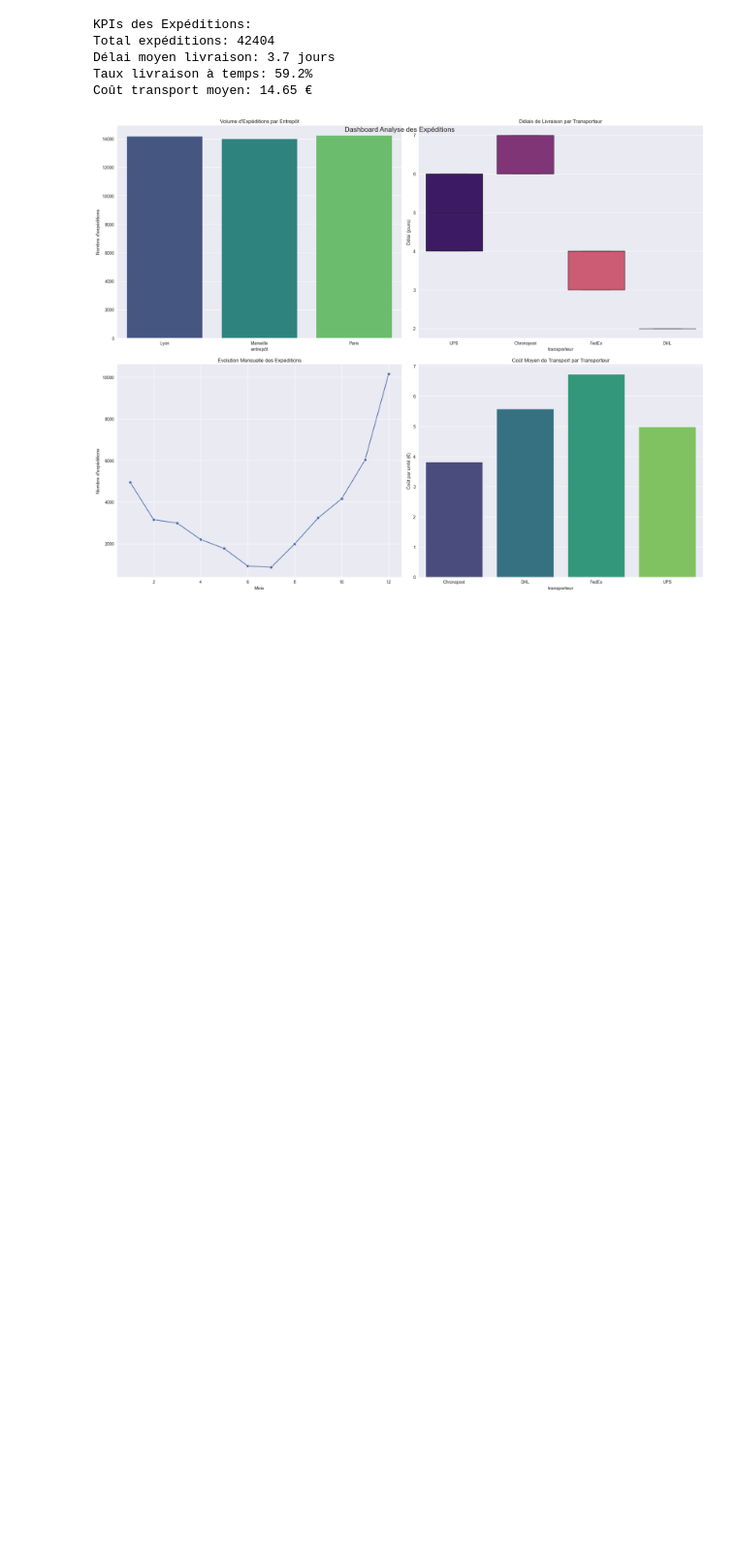
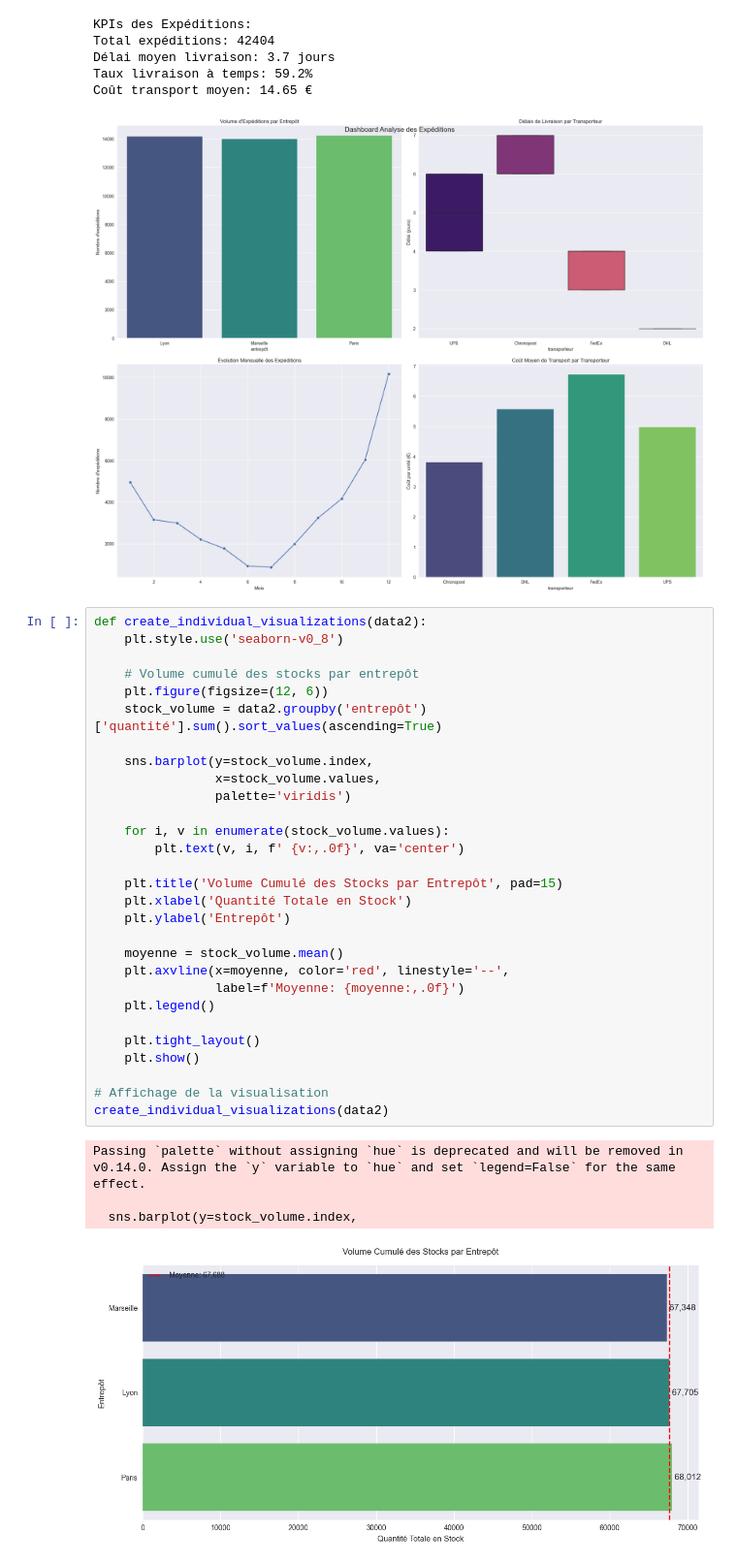
Before and after one commit to YoannAbriel2/ProjectSPE1, a Jupyter notebook: main_dashboard.ipynb, the cells around one changed output. Shown: that part at 97% size. Drawn from its saved outputs; the diff is of its cells as text; blank space fills up the shorter version.

```diff
--- a/main_dashboard.ipynb
+++ b/main_dashboard.ipynb
@@ -434,3 +434,37 @@ Délai moyen livraison: 3.7 jours
 Taux livraison à temps: 59.2%
 Coût transport moyen: 14.65 €
 [figure]
+# %%
+def create_individual_visualizations(data2):
+    plt.style.use('seaborn-v0_8')
+
+    # Volume cumulé des stocks par entrepôt
+    plt.figure(figsize=(12, 6))
+    stock_volume = data2.groupby('entrepôt')['quantité'].sum().sort_values(ascending=True)
+
+    sns.barplot(y=stock_volume.index,
+                x=stock_volume.values,
+                palette='viridis')
+
+    for i, v in enumerate(stock_volume.values):
+        plt.text(v, i, f' {v:,.0f}', va='center')
+
+    plt.title('Volume Cumulé des Stocks par Entrepôt', pad=15)
+    plt.xlabel('Quantité Totale en Stock')
+    plt.ylabel('Entrepôt')
+
+    moyenne = stock_volume.mean()
+    plt.axvline(x=moyenne, color='red', linestyle='--',
+                label=f'Moyenne: {moyenne:,.0f}')
+    plt.legend()
+
+    plt.tight_layout()
+    plt.show()
+
+# Affichage de la visualisation
+create_individual_visualizations(data2)
+# %% [output]
+Passing `palette` without assigning `hue` is deprecated and will be removed in v0.14.0. Assign the `y` variable to `hue` and set `legend=False` for the same effect.
+
+  sns.barplot(y=stock_volume.index,
+[figure, added]
```
Also changed, not shown: parts of 2 cells of this notebook.
